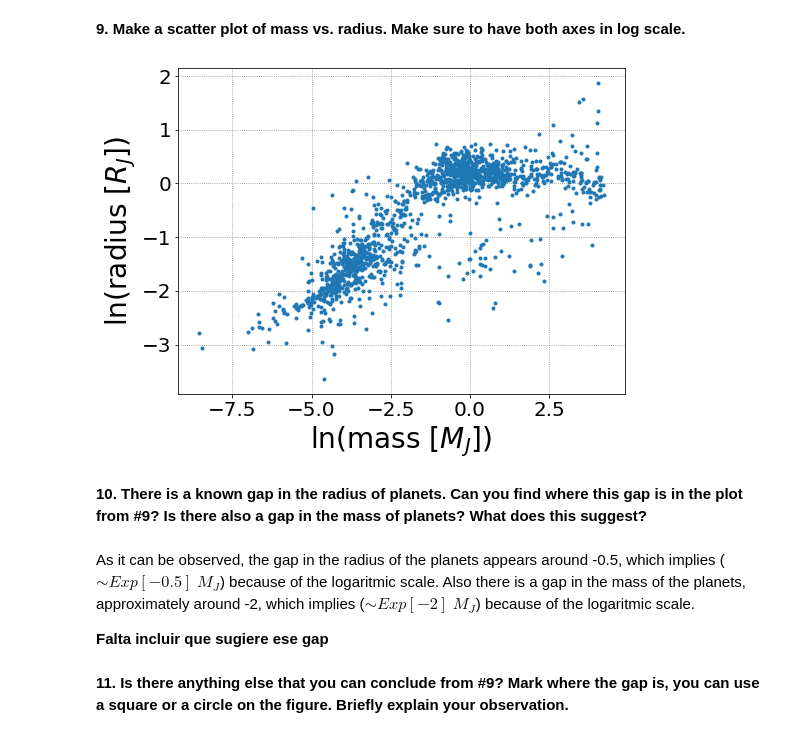
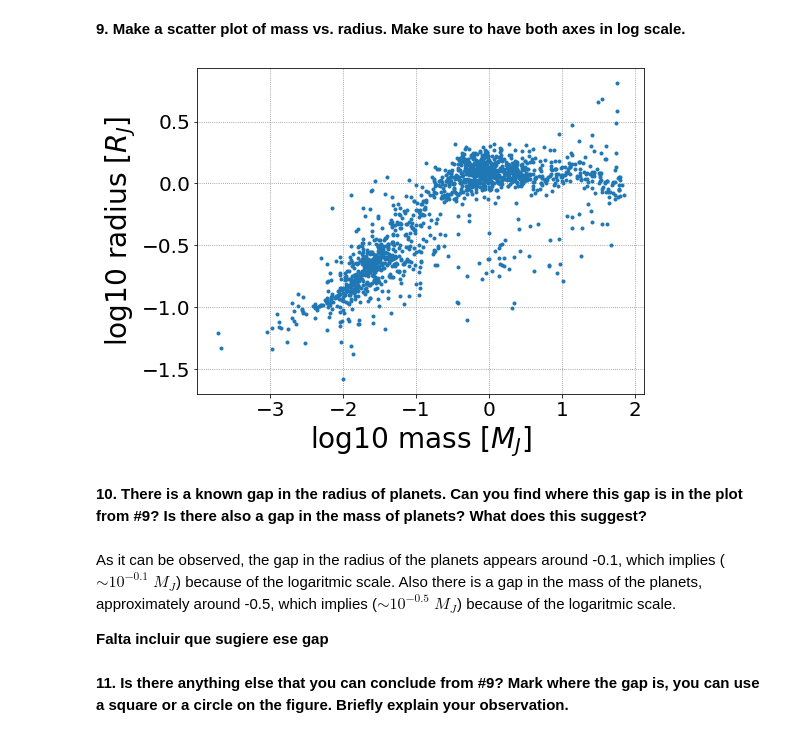
Before and after one commit to AthemFR/intro_astrophysical_objects, a Jupyter notebook: Homework_2/Homework_2_Planets.ipynb, the cells around one changed output. Cells and saved outputs as stored; diff of their text form; code cells hidden in the pictures.

```diff
--- a/Homework_2/Homework_2_Planets.ipynb
+++ b/Homework_2/Homework_2_Planets.ipynb
@@ -276,21 +276,21 @@ It can be observed that there is a concentration around high metallicity stars.
 # %%
 fig = plt.figure(figsize=(8, 6))
 ax = fig.add_subplot(111)
 plt.grid(linestyle=':', color='grey')
-plt.plot(np.log(data['mass']), np.log(data['radius']), marker = '.', linestyle='')
-plt.xlabel("ln(mass [$M_J$])", fontsize=28)
-plt.ylabel("ln(radius [$R_J$])", fontsize=28)
+plt.plot(np.log10(data['mass']), np.log10(data['radius']), marker = '.', linestyle='')
+plt.xlabel("log10 mass [$M_J$]", fontsize=28)
+plt.ylabel("log10 radius [$R_J$]", fontsize=28)
 
 #plt.xlim(-300,600)
 #plt.ylim(0,1.02)
 ax.tick_params(axis='both', which='major', labelsize=20)
 plt.show()
 # %% [output]
-[figure, old version]
+[figure, new version]
 # %% [markdown]
 **10. There is a known gap in the radius of planets. Can you find where this gap is in the plot from #9? Is there also a gap in the mass of planets? What does this suggest?**
 # %% [markdown]
-As it can be observed, the gap in the radius of the planets appears around -0.5, which implies ($\sim Exp[-0.5]$ $M_J$) because of the logaritmic scale. Also there is a gap in the mass of the planets, approximately around -2, which implies ($\sim Exp[-2]$ $M_J$) because of the logaritmic scale.
+As it can be observed, the gap in the radius of the planets appears around -0.1, which implies ($\sim 10^{-0.1}$ $M_J$) because of the logaritmic scale. Also there is a gap in the mass of the planets, approximately around -0.5, which implies ($\sim 10^{-0.5}$ $M_J$) because of the logaritmic scale.
 
 **Falta incluir que sugiere ese gap**
 # %% [markdown]
```
Also changed, not shown: parts of 28 cells of this notebook, 1 other file.
